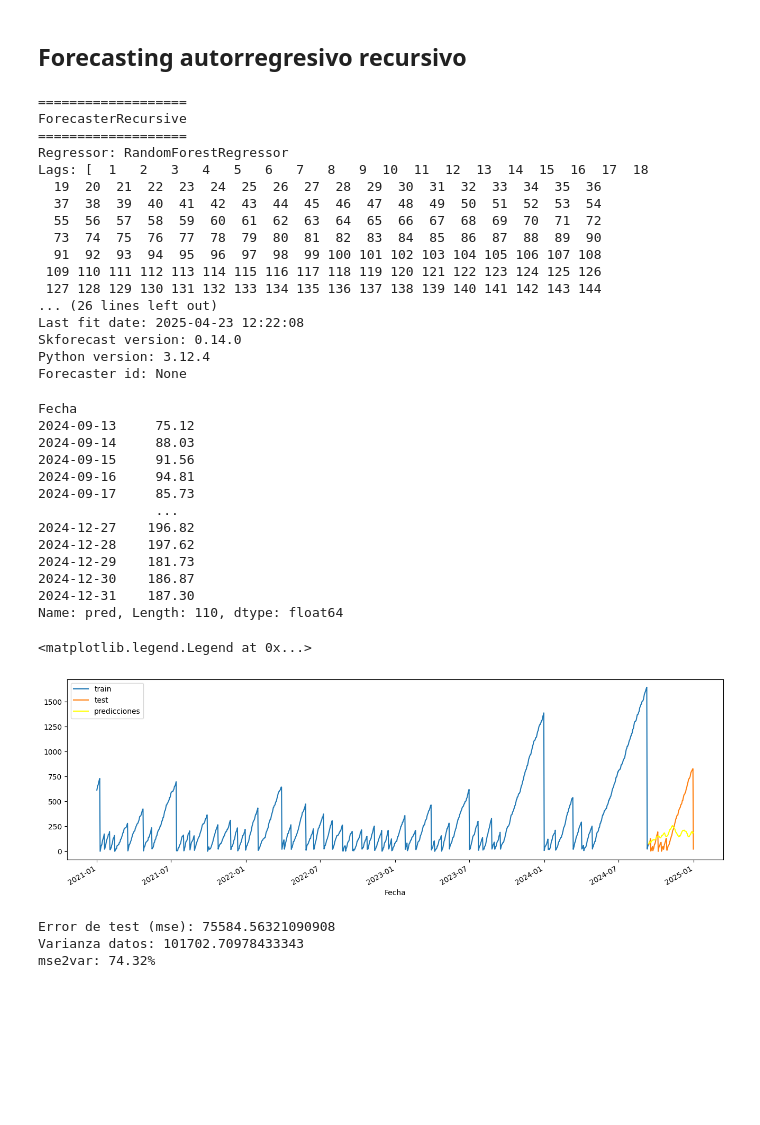
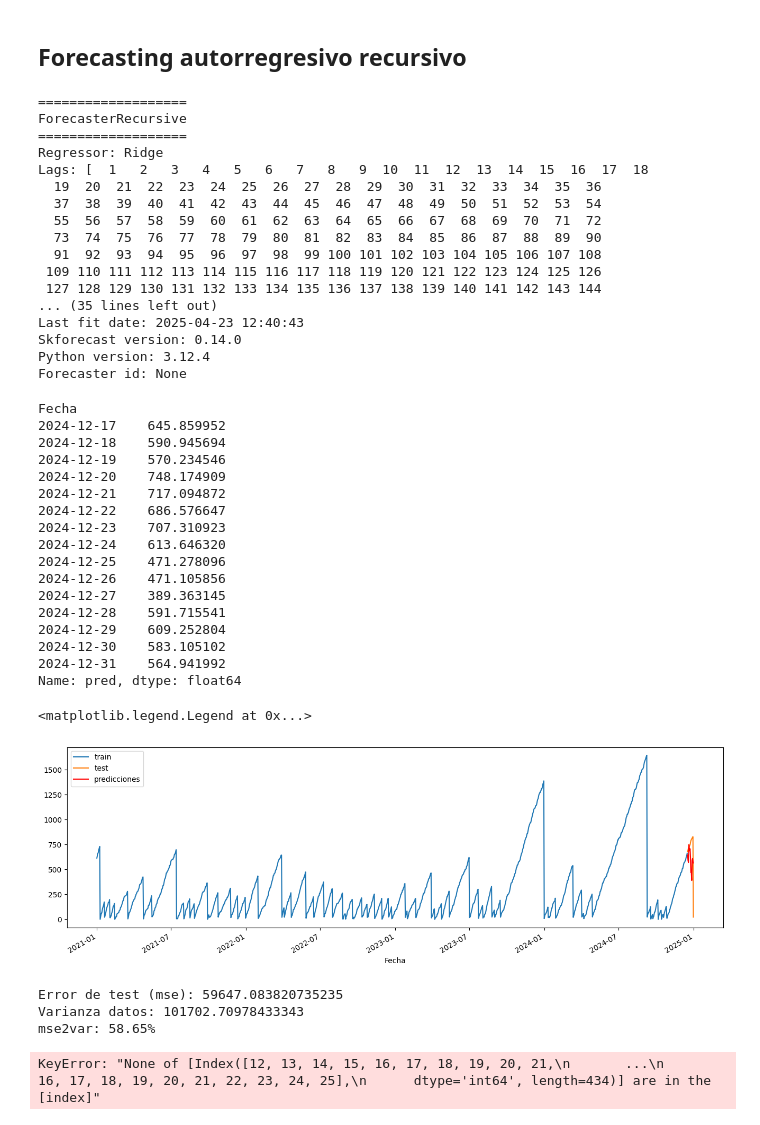
Before and after one commit to ricardoahumada/DataExpert, a Jupyter notebook: src/3.etapa4_Train.ipynb, the cells around one changed output. Saved outputs shown, nothing was run; the diff lists cells and outputs as text; code cells hidden in the pictures; blank space fills up the shorter version.

```diff
--- a/src/3.etapa4_Train.ipynb
+++ b/src/3.etapa4_Train.ipynb
@@ -95,7 +72,7 @@ ValueError: Lengths must match to compare
 # %% [markdown]
 ## Separación datos train-test
 # %%
-steps = 110
+steps = 15
 datos_train = equipo_fq[:-steps]
 datos_test  = equipo_fq[-steps:]
 print(f"Fechas train : {datos_train.index.min()} --- {datos_train.index.max()}  (n={len(datos_train)})")
@@ -115,8 +92,8 @@ Fechas test  : 2024-09-13 00:00:00 --- 2024-12-31 00:00:00  (n=110)
 # Crear y entrenar forecaster
 
 forecaster = ForecasterRecursive(
-    regressor=RandomForestRegressor(random_state=123),
-    lags=240
+    regressor=Ridge(random_state=123),
+    lags=480,
 )
 
 forecaster.fit(y=datos_train['Horas_Operativas'])
@@ -125,7 +102,7 @@ forecaster
 ===================
 ForecasterRecursive
 ===================
-Regressor: RandomForestRegressor
+Regressor: Ridge
 Lags: [  1   2   3   4   5   6   7   8   9  10  11  12  13  14  15  16  17  18
   19  20  21  22  23  24  25  26  27  28  29  30  31  32  33  34  35  36
   37  38  39  40  41  42  43  44  45  46  47  48  49  50  51  52  53  54
@@ -134,8 +111,8 @@ Lags: [  1   2   3   4   5   6   7   8   9  10  11  12  13  14  15  16  17  18
   91  92  93  94  95  96  97  98  99 100 101 102 103 104 105 106 107 108
  109 110 111 112 113 114 115 116 117 118 119 120 121 122 123 124 125 126
  127 128 129 130 131 132 133 134 135 136 137 138 139 140 141 142 143 144
-... (26 lines left out)
-Last fit date: 2025-04-23 12:22:08
+... (35 lines left out)
+Last fit date: 2025-04-23 12:40:43
 Skforecast version: 0.14.0
 Python version: 3.12.4
 Forecaster id: None
@@ -147,29 +124,33 @@ predicciones.index = datos_test.index
 predicciones
 # %% [output]
 Fecha
-2024-09-13     75.12
-2024-09-14     88.03
-2024-09-15     91.56
-2024-09-16     94.81
-2024-09-17     85.73
-               ...
-2024-12-27    196.82
-2024-12-28    197.62
-2024-12-29    181.73
-2024-12-30    186.87
-2024-12-31    187.30
-Name: pred, Length: 110, dtype: float64
+2024-12-17    645.859952
+2024-12-18    590.945694
+2024-12-19    570.234546
+2024-12-20    748.174909
+2024-12-21    717.094872
+2024-12-22    686.576647
+2024-12-23    707.310923
+2024-12-24    613.646320
+2024-12-25    471.278096
+2024-12-26    471.105856
+2024-12-27    389.363145
+2024-12-28    591.715541
+2024-12-29    609.252804
+2024-12-30    583.105102
+2024-12-31    564.941992
+Name: pred, dtype: float64
 # %%
 # Gráfico de predicciones vs valores reales
 
 fig, ax = plt.subplots(figsize=(16, 5))
 datos_train['Horas_Operativas'].plot(ax=ax, label='train')
 datos_test['Horas_Operativas'].plot(ax=ax, label='test')
-predicciones.plot(ax=ax, label='predicciones', color="yellow")
+predicciones.plot(ax=ax, label='predicciones', color="red")
 ax.legend()
 # %% [output]
 <matplotlib.legend.Legend at 0x...>
-[figure, old version]
+[figure, new version]
 # %%
 # Error test
 
@@ -182,35 +163,34 @@ data_var = equipo_fq['Horas_Operativas'].var()
 
 print(f"Error de test (mse): {error_mse}")
 print(f"Varianza datos: {data_var}")
-print(f"mse2var: {round(error_mse/data_var*100,2)}%")
+print(f"mse2var: {round(error_mse/data_var*100, 2)}%")
 # %% [output]
-Error de test (mse): 75584.56321090908
+Error de test (mse): 59647.083820735235
 Varianza datos: 101702.70978433343
-mse2var: 74.32%
+mse2var: 58.65%
 # %%
 # Búsqueda de hiperparámetros: grid search
 
 forecaster = ForecasterRecursive(
-    regressor=RandomForestRegressor(random_state=123),
-    lags=12  # Este valor será remplazado en el grid search
+    regressor=Ridge(random_state=123),
+    lags=12,  # Este valor será remplazado en el grid search
 )
+
 
 # Particiones de entrenamiento y validación
 cv = TimeSeriesFold(
     steps=steps,
-    initial_train_size=int(len(datos_train) * 0.5),
+    initial_train_size=int(len(datos_train) * 0.7),
     refit=False,
     fixed_train_size=False,
-
 )
 
 # Valores candidatos de lags
-lags_grid = [100, 200]
+lags_grid = [15, 16]
 
 # Valores candidatos de hiperparámetros del regresor
 param_grid = {
-    'n_estimators': [100, 250],
-    'max_depth': [3, 5, 10]
+    'alpha': [0.1, 1, 10],
 }
 
 resultados_grid = grid_search_forecaster(
@@ -224,3 +204,5 @@ resultados_grid = grid_search_forecaster(
     n_jobs='auto',
     verbose=False
 )
+# %% [output]
+KeyError: "None of [Index([12, 13, 14, 15, 16, 17, 18, 19, 20, 21,\n       ...\n       16, 17, 18, 19, 20, 21, 22, 23, 24, 25],\n      dtype='int64', length=434)] are in the [index]"
```
Also changed, not shown: parts of 7 cells of this notebook.
